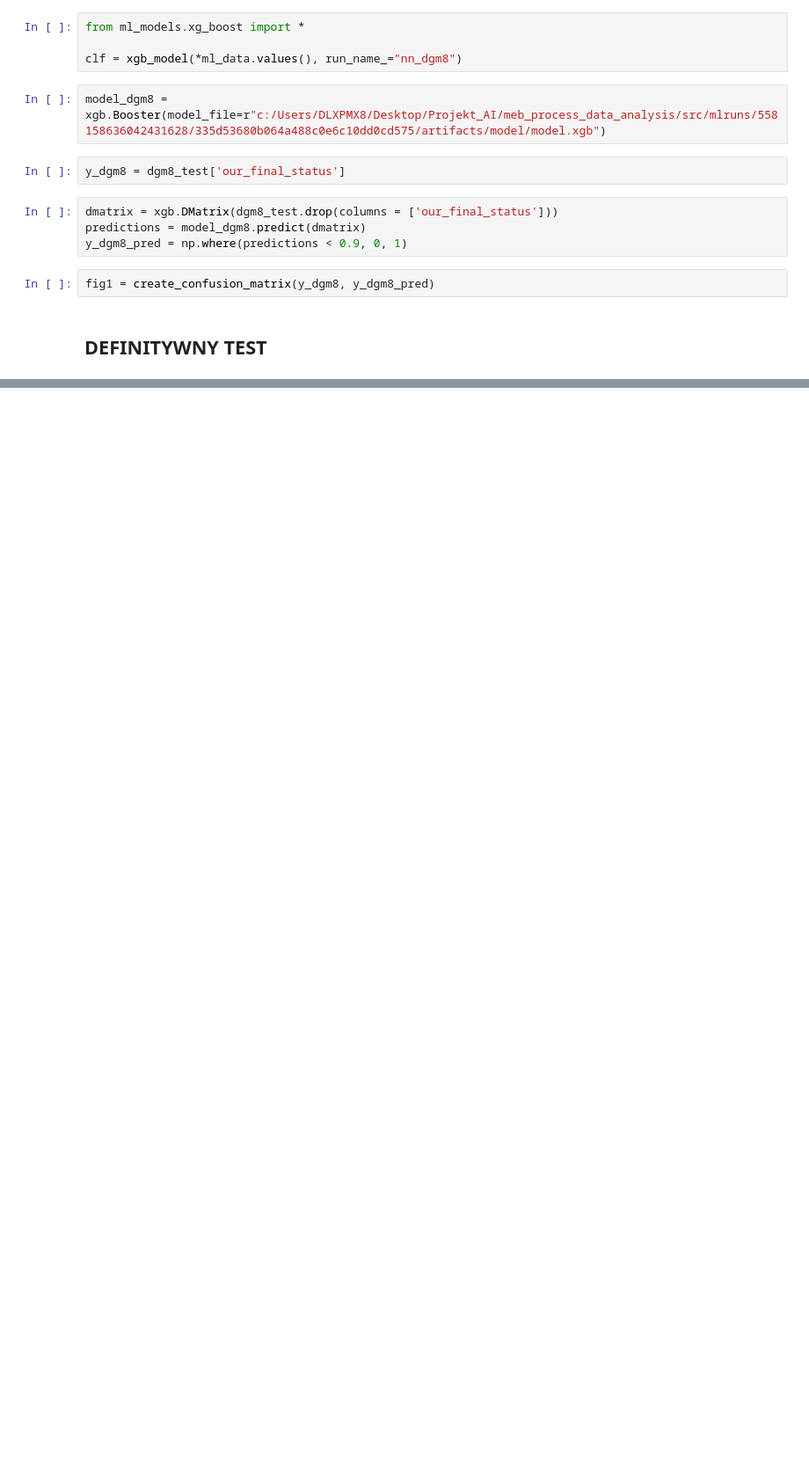
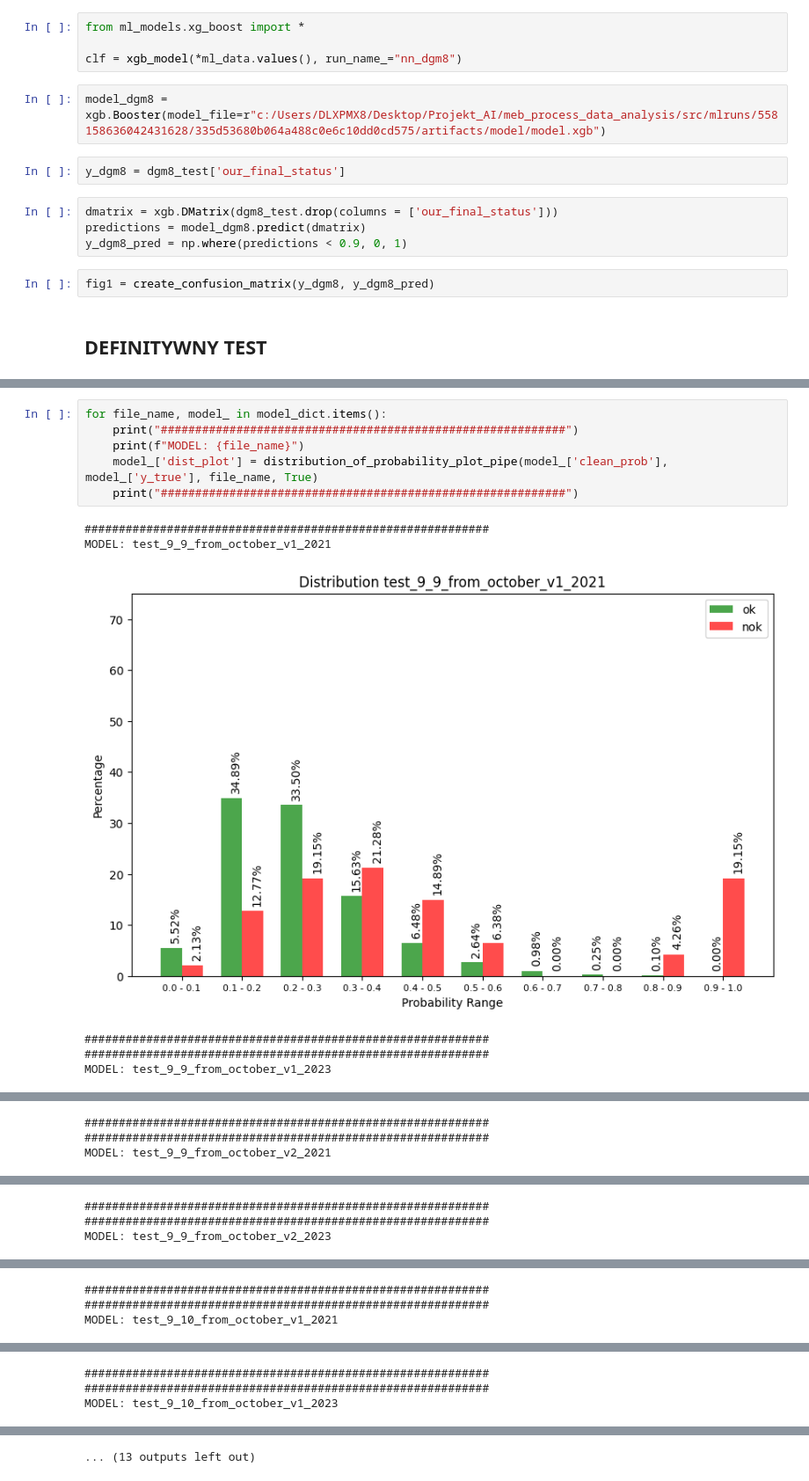
Before and after one commit to kubas99x/predict_quality_of_car_parts, a Jupyter notebook: src/pipeline.ipynb, the cells around one changed output, grey strips where cells are left out. Shown at 88% size. Saved outputs shown, nothing was run; the diff lists cells and outputs as text; blank space fills up the shorter version.

```diff
--- a/src/pipeline.ipynb
+++ b/src/pipeline.ipynb
@@ -484,0 +545,13 @@ Percent of NOK parts in this part: 0.0011233430689732643
+# %%
+for file_name, model_ in model_dict.items():
+    print("###########################################################")
+    print(f"MODEL: {file_name}")
+    model_['dist_plot'] = distribution_of_probability_plot_pipe(model_['clean_prob'], model_['y_true'], file_name, True)
+    print("###########################################################")
+# %% [output]
+###########################################################
+MODEL: test_9_9_from_october_v1_2021
+[figure, added]
+###########################################################
+###########################################################
+MODEL: test_9_9_from_october_v1_2023
@@ -484,0 +559,3 @@ Percent of NOK parts in this part: 0.0011233430689732643
+###########################################################
+###########################################################
+MODEL: test_9_9_from_october_v2_2021
@@ -484,0 +563,3 @@ Percent of NOK parts in this part: 0.0011233430689732643
+###########################################################
+###########################################################
+MODEL: test_9_9_from_october_v2_2023
@@ -484,0 +567,3 @@ Percent of NOK parts in this part: 0.0011233430689732643
+###########################################################
+###########################################################
+MODEL: test_9_10_from_october_v1_2021
@@ -484,0 +571,3 @@ Percent of NOK parts in this part: 0.0011233430689732643
+###########################################################
+###########################################################
+MODEL: test_9_10_from_october_v1_2023
@@ -485,3 +575,4 @@ Percent of NOK parts in this part: 0.0011233430689732643
+... (13 outputs left out)
 # %%
 for file_name, model_ in model_dict.items():
     print("###########################################################")
```
Also changed, not shown: parts of 18 cells of this notebook, 5 other files.
